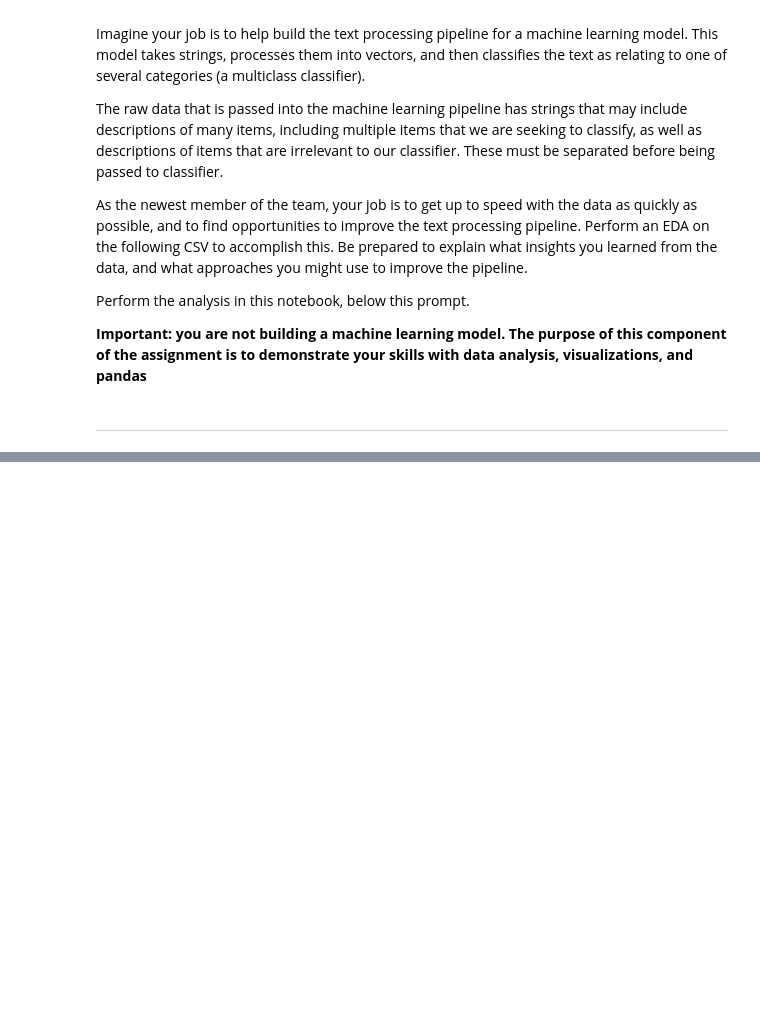
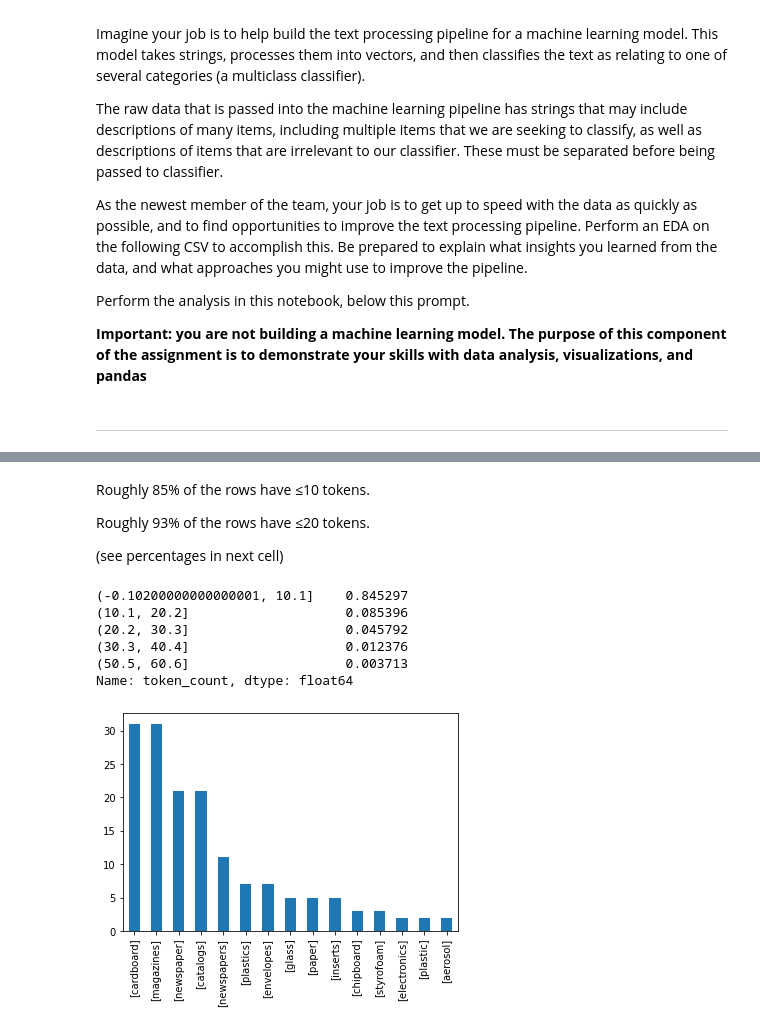
Before and after one commit to stimsonc/analyst-takehome, a Jupyter notebook: takehome.ipynb, the cells around one changed output, grey strips where cells are left out. Drawn from its saved outputs; the diff is of its cells as text; code cells hidden in the pictures; blank space fills up the shorter version.

```diff
--- a/takehome.ipynb
+++ b/takehome.ipynb
@@ -81,0 +161,27 @@ Perform the analysis in this notebook, below this prompt.
+# %% [markdown]
+Roughly 85% of the rows have ≤10 tokens.
+
+Roughly 93% of the rows have ≤20 tokens.
+
+(see percentages in next cell)
+# %%
+"""
+Token count ranges -- Percentages of total rows
+"""
+df['token_count'].value_counts(normalize=True, bins=10).head(5)
+# %% [output]
+(-0.10200000000000001, 10.1]    0.845297
+(10.1, 20.2]                    0.085396
+(20.2, 30.3]                    0.045792
+(30.3, 40.4]                    0.012376
+(50.5, 60.6]                    0.003713
+Name: token_count, dtype: float64
+# %%
+"""
+21% of rows have 1 token.
+8 of the top 9 are paper items.
+"""
+df.loc[df['token_count'] == 1, 'tokens'].value_counts().head(15).plot(kind='bar')
+plt.show()
+# %% [output]
+[figure, added]
```
Also changed, not shown: parts of 38 cells of this notebook, 15 other files.
